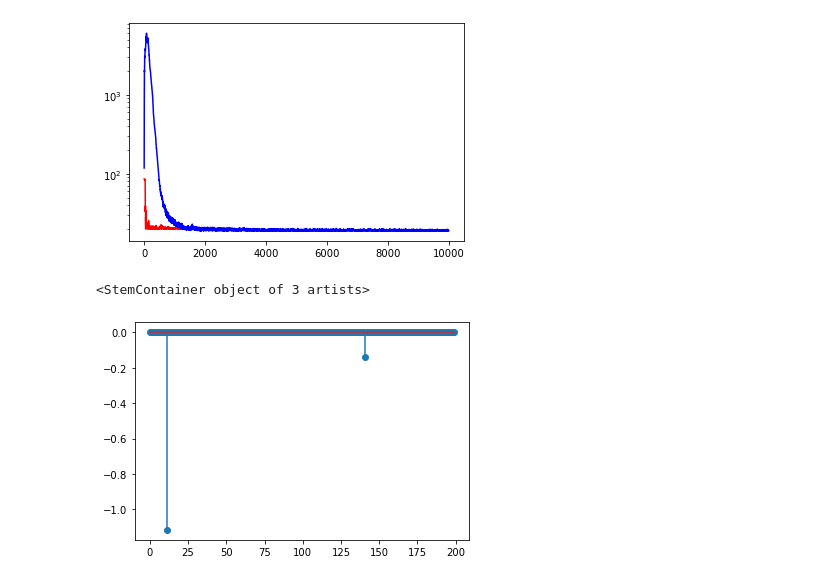
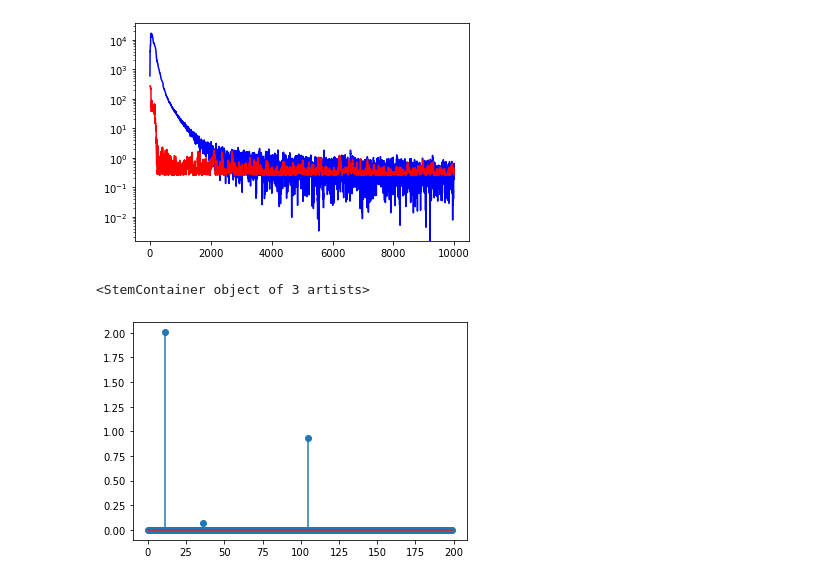
Before and after one commit to icheltso/NONCVX, a Jupyter notebook: SGD_HadamardParam.ipynb, the cells around one changed output. Saved outputs shown, nothing was run; the diff lists cells and outputs as text; code cells hidden in the pictures.

```diff
--- a/SGD_HadamardParam.ipynb
+++ b/SGD_HadamardParam.ipynb
@@ -70,9 +70,12 @@ plt.stem(x)
-# %%
-plt.semilogy(range(niter), fvals_uv , 'r') # plotting t, a separately
-plt.semilogy(range(niter), fvals_x, 'b') # plotting t, b separately
-plt.show()
-# %% [output]
-[figure, removed]
+# %%
+objbest = np.minimum(min(fvals_uv),min(fvals_x))
+plt.semilogy(range(niter), fvals_x-objbest, 'b') # plotting t, b separately
+
+
+plt.semilogy(range(niter), fvals_uv -objbest, 'r') # plotting t, a separately
+plt.show()
+# %% [output]
+[figure, added]
 # %%
 # RDA
 ones = np.ones(n,)
@@ -82,13 +85,13 @@ fvals_rda = np.ravel(np.zeros((niter,1)));
 x = xinit
 gbar = np.zeros(n,)
 
-gamma = 1000
+gamma = 800
 rho = 0.001
 for j in range(niter):
     k = Rindx[j]
     Ai = A[k,:]
     w = m* np.ravel(Ai@x - y[k])*Ai.T
-    gbar = (j)/(j+1)*gbar+1/(j+1)*w
+    gbar = j/(j+1)*gbar+1/(j+1)*w
     lam_rda = lam + rho/np.sqrt(1+j)
     x =  - np.sqrt(1+j)/gamma * soft(gbar, lam_rda)
     fvals_rda[j] = myobj(x)
@@ -96,5 +99,5 @@ for j in range(niter):
 plt.stem(x)
 # %% [output]
 <StemContainer object of 3 artists>
-[figure, old version]
+[figure, new version]
 # %%
```
Also changed, not shown: parts of 4 cells of this notebook, 1 other file.
